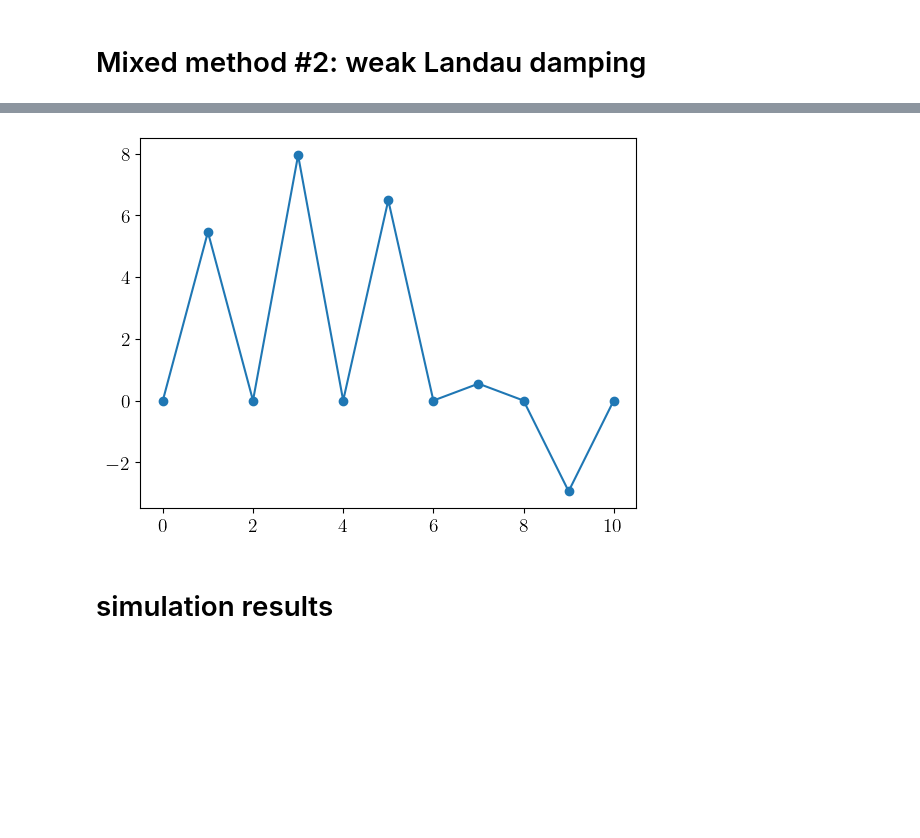
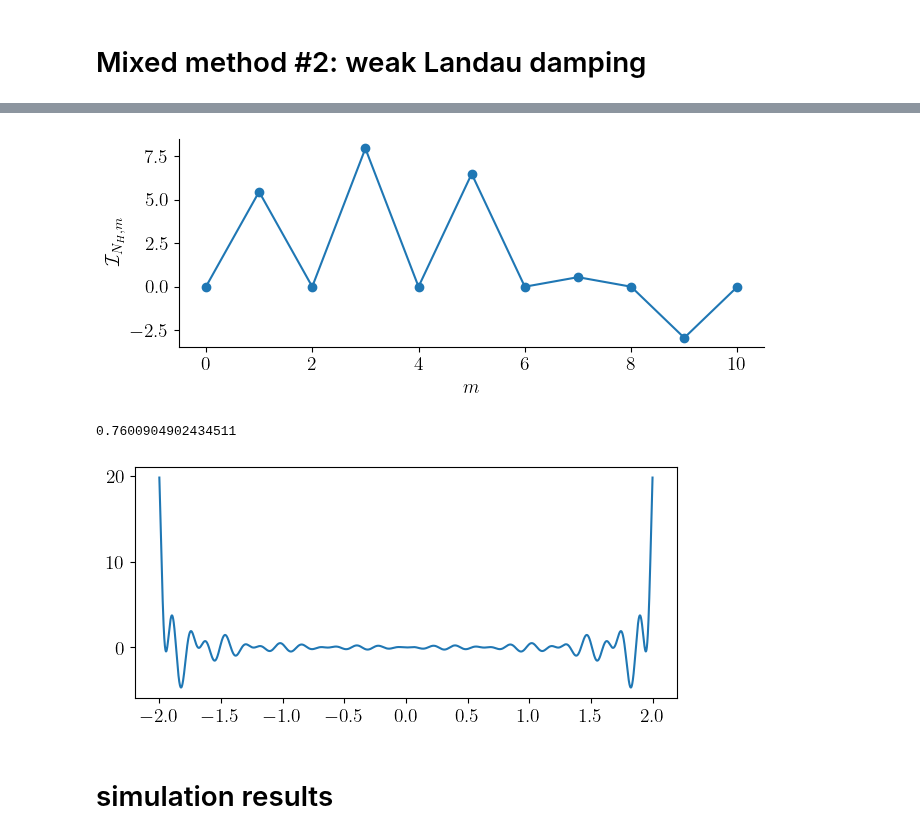
Before and after one commit to opaliss/mixed_methods, a Jupyter notebook: analysis/mixed_method_2/weak_landau_damping_mixed_method_2.ipynb, the cells around one changed output, grey strips where cells are left out. Cells and saved outputs as stored; diff of their text form; code cells hidden in the pictures; blank space fills up the shorter version.

```diff
--- a/analysis/mixed_method_2/weak_landau_damping_mixed_method_2.ipynb
+++ b/analysis/mixed_method_2/weak_landau_damping_mixed_method_2.ipynb
@@ -30,11 +30,11 @@ matplotlib.rcParams['text.usetex'] = True
 # Mixed method #2: weak Landau damping
 # %%
 setup = SimulationSetupMixedMethod1(Nx=101,
-                                    Nv_H=10,
-                                    Nv_L=10,
+                                    Nv_H=11,
+                                    Nv_L=11,
                                     epsilon=1e-2,
-                                    v_a=-6,
-                                    v_b=6,
+                                    v_a=-2,
+                                    v_b=2,
                                     alpha=0.8,
                                     u=0,
                                     L=2 * np.pi,
@@ -48,6 +48,13 @@ setup = SimulationSetupMixedMethod1(Nx=101,
                                     construct_integrals=True)
 # %%
 if setup.construct_integrals:
-    _ = plt.plot(setup.LH_int[:, -1], "-o")
-    plt.yscale("symlog", linthresh=1e-5)
+    fig, ax = plt.subplots(figsize=(7, 3))
+    ax.plot(np.arange(setup.Nv_L), setup.J_int[-1, :], "-o", label="$\mathcal{J}_{N_{H}, m}$")
+    ax.plot(np.arange(setup.Nv_L), setup.J_int[-2, :], "-x", label="$\mathcal{J}_{N_{H}-1, m}$")
+    ax.set_yscale("symlog", linthresh=1e-5)
+    ax.spines['right'].set_visible(False)
+    ax.spines['top'].set_visible(False)
+    ax.set_xlabel("$m$")
+    plt.legend()
+    plt.tight_layout()
 # %% [output]
@@ -55,9 +62,25 @@ if setup.construct_integrals:
 # %%
 if setup.construct_integrals:
-    _ = plt.plot(setup.LH_int_complement[:, -1], "-o")
-    #plt.yscale("symlog", linthresh=1e-5)
+    fig, ax = plt.subplots(figsize=(7, 3))
+    ax.plot(np.arange(setup.Nv_L), setup.I_int_complement[-1, :], "-o")
+    ax.set_xlabel("$m$")
+    ax.set_ylabel("$\mathcal{I}_{N_{H}, m}$")
+    ax.spines['right'].set_visible(False)
+    ax.spines['top'].set_visible(False)
+    plt.tight_layout()
 # %% [output]
-[figure, old version]
+[figure, new version]
+# %%
+if setup.construct_integrals:
+    fig, ax = plt.subplots(figsize=(7, 3))
+    param=2
+    v_ = np.linspace(-param, param, 10000, endpoint=True)
+    func = xi_legendre(n=9, v=v_, v_a=-param, v_b=param) *  psi_hermite_complement(n=401, alpha_s=setup.alpha, u_s=setup.u, v=v_)
+    ax.plot(v_, func)
+    print(np.sum(func)*(v_[1]-v_[0]))
+# %% [output]
+0.7600904902434511
+[figure, added]
 # %%
 # spatial grid
 x = np.linspace(0, setup.L, setup.Nx+1)
```
Also changed, not shown: parts of 11 cells of this notebook, 8 other files.
